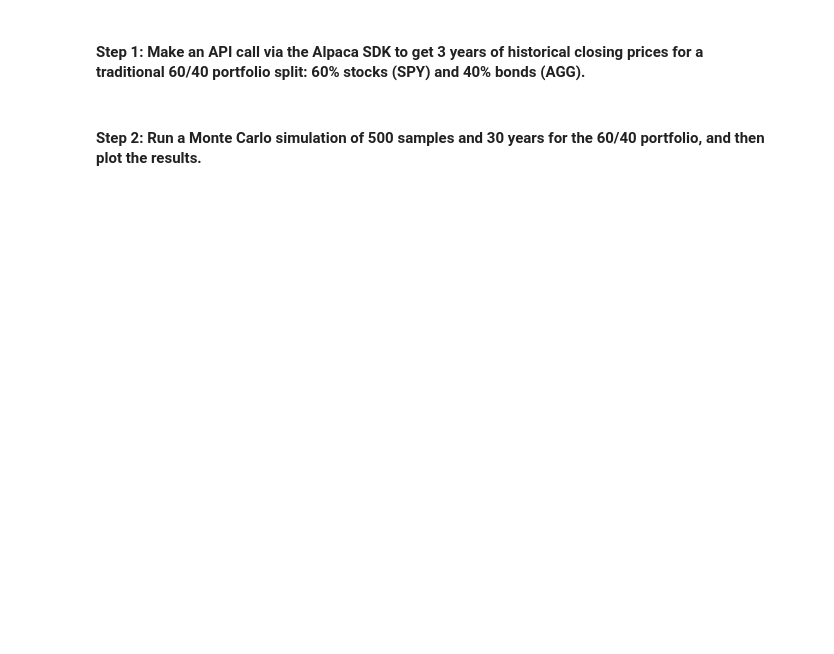
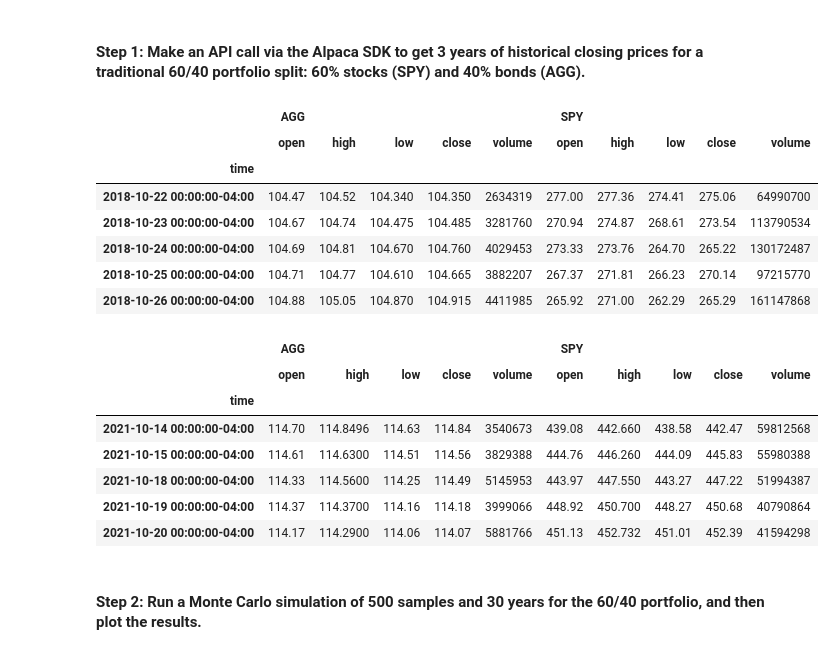
Before and after one commit to LZhou1688/Challenge_5, a Jupyter notebook: financial_planning_tools.ipynb, the cells around one changed output. Drawn from its saved outputs; the diff is of its cells as text; code cells hidden in the pictures; blank space fills up the shorter version.

```diff
--- a/financial_planning_tools.ipynb
+++ b/financial_planning_tools.ipynb
@@ -430,14 +431,31 @@ In this section, you’ll use the MCForecastTools library to create a Monte Carl
 # %%
 # Use the Alpaca get_barset function to make the API call to get the 3 years worth of pricing data
 # The tickers and timeframe parameters should have been set in Part 1 of this activity
 # The start and end dates should be updated with the information set above
 # Remember to add the df property to the end of the call so the response is returned as a DataFrame
 # YOUR CODE HERE
 
 
 # Display both the first and last five rows of the DataFrame
-# YOUR CODE HERE
-# YOUR CODE HERE
+display(df_portfolio.head())
+display(df_portfolio.tail())
+# %% [output]
+|  | AGG |  |  |  |  | SPY |  |  |  |  |
+|  | open | high | low | close | volume | open | high | low | close | volume |
+| time |  |  |  |  |  |  |  |  |  |  |
+| 2018-10-22 00:00:00-04:00 | 104.47 | 104.52 | 104.340 | 104.350 | 2634319 | 277.00 | 277.36 | 274.41 | 275.06 | 64990700 |
+| 2018-10-23 00:00:00-04:00 | 104.67 | 104.74 | 104.475 | 104.485 | 3281760 | 270.94 | 274.87 | 268.61 | 273.54 | 113790534 |
+| 2018-10-24 00:00:00-04:00 | 104.69 | 104.81 | 104.670 | 104.760 | 4029453 | 273.33 | 273.76 | 264.70 | 265.22 | 130172487 |
+| 2018-10-25 00:00:00-04:00 | 104.71 | 104.77 | 104.610 | 104.665 | 3882207 | 267.37 | 271.81 | 266.23 | 270.14 | 97215770 |
+| 2018-10-26 00:00:00-04:00 | 104.88 | 105.05 | 104.870 | 104.915 | 4411985 | 265.92 | 271.00 | 262.29 | 265.29 | 161147868 |
+|  | AGG |  |  |  |  | SPY |  |  |  |  |
+|  | open | high | low | close | volume | open | high | low | close | volume |
+| time |  |  |  |  |  |  |  |  |  |  |
+| 2021-10-14 00:00:00-04:00 | 114.70 | 114.8496 | 114.63 | 114.84 | 3540673 | 439.08 | 442.660 | 438.58 | 442.47 | 59812568 |
+| 2021-10-15 00:00:00-04:00 | 114.61 | 114.6300 | 114.51 | 114.56 | 3829388 | 444.76 | 446.260 | 444.09 | 445.83 | 55980388 |
+| 2021-10-18 00:00:00-04:00 | 114.33 | 114.5600 | 114.25 | 114.49 | 5145953 | 443.97 | 447.550 | 443.27 | 447.22 | 51994387 |
+| 2021-10-19 00:00:00-04:00 | 114.37 | 114.3700 | 114.16 | 114.18 | 3999066 | 448.92 | 450.700 | 448.27 | 450.68 | 40790864 |
+| 2021-10-20 00:00:00-04:00 | 114.17 | 114.2900 | 114.06 | 114.07 | 5881766 | 451.13 | 452.732 | 451.01 | 452.39 | 41594298 |
 # %% [markdown]
 #### Step 2: Run a Monte Carlo simulation of 500 samples and 30 years for the 60/40 portfolio, and then plot the results.
 # %%
```
Also changed, not shown: parts of 12 cells of this notebook.
